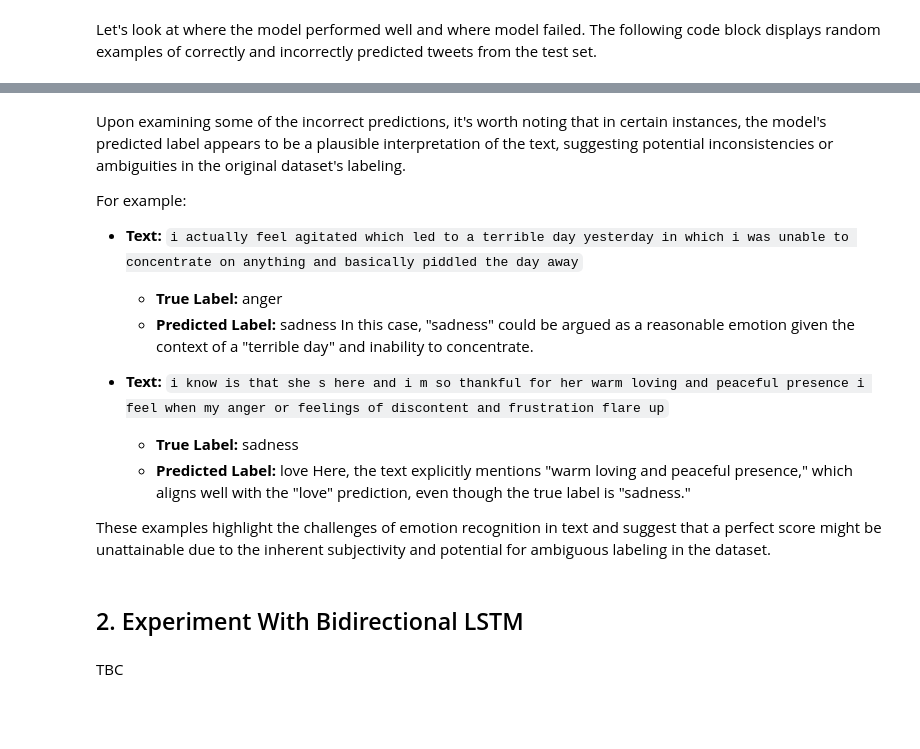
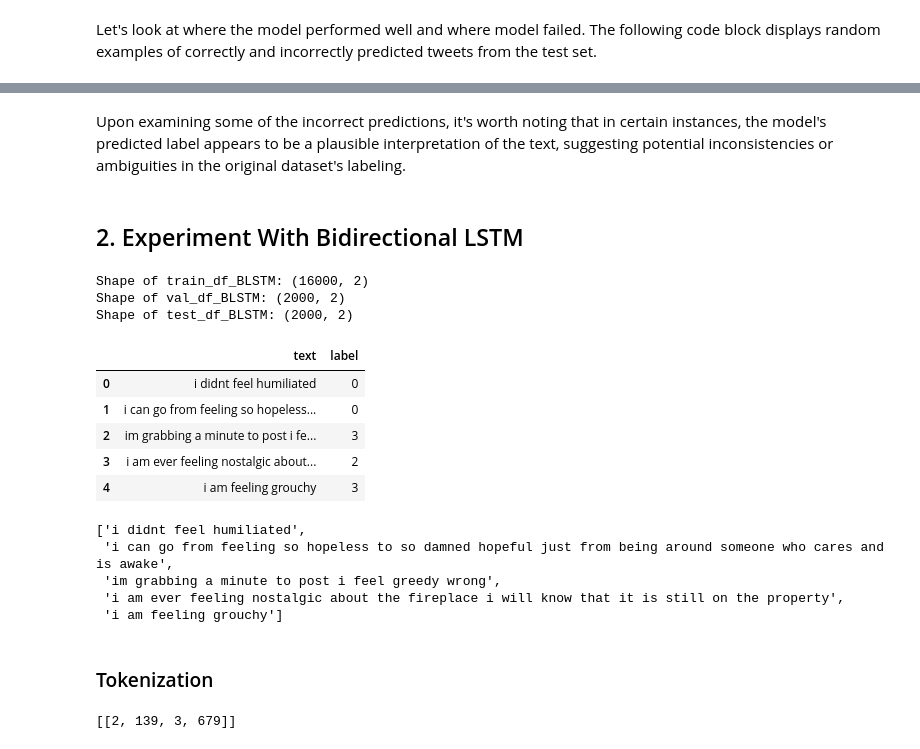
Before and after one commit to AshiniR/Tweet-Emotion-Recognition, a Jupyter notebook: notebook/Tweet_Emotion_Recognition.ipynb, the cells around one changed output, grey strips where cells are left out. Saved outputs shown, nothing was run; the diff lists cells and outputs as text; code cells hidden in the pictures; blank space fills up the shorter version.

```diff
--- a/notebook/Tweet_Emotion_Recognition.ipynb
+++ b/notebook/Tweet_Emotion_Recognition.ipynb
@@ -150 +158,4 @@ test_tweets[1], test_labels[1]
+# %%
+# Map label ID to label name
+label_names = dataset["train"].features["label"].names
 # %%
@@ -161,7 +172,7 @@ Label 5: surprise
 ## Visualize Data
 # %%
 # Map label ID to label name in train_df
-train_df['label_names'] = train_df['label'].map(lambda x: train_label_names[x])
+train_df['label_names'] = train_df['label'].map(lambda x: label_names[x])
 
 sns.countplot(x='label_names', data=train_df)
 plt.title('Emotion Distribution in Training Data')
@@ -425,20 +454,28 @@ Predicted Label: love
-# %% [markdown]
-Upon examining some of the incorrect predictions, it's worth noting that in certain instances, the model's predicted label appears to be a plausible interpretation of the text, suggesting potential inconsistencies or ambiguities in the original dataset's labeling.
-
-For example:
-
-*   **Text:** `i actually feel agitated which led to a terrible day yesterday in which i was unable to concentrate on anything and basically piddled the day away`
-    *   **True Label:** anger
-    *   **Predicted Label:** sadness
-    In this case, "sadness" could be argued as a reasonable emotion given the context of a "terrible day" and inability to concentrate.
-
-*   **Text:** `i know is that she s here and i m so thankful for her warm loving and peaceful presence i feel when my anger or feelings of discontent and frustration flare up`
-    *   **True Label:** sadness
-    *   **Predicted Label:** love
-    Here, the text explicitly mentions "warm loving and peaceful presence," which aligns well with the "love" prediction, even though the true label is "sadness."
-
-These examples highlight the challenges of emotion recognition in text and suggest that a perfect score might be unattainable due to the inherent subjectivity and potential for ambiguous labeling in the dataset.
+# %% [markdown]
+Upon examining some of the incorrect predictions, it's worth noting that in certain instances, the model's predicted label appears to be a plausible interpretation of the text, suggesting potential inconsistencies or ambiguities in the original dataset's labeling.
 # %% [markdown]
 ## 2. Experiment With Bidirectional LSTM
-# %% [markdown]
-TBC
+# %%
+train_df_BLSTM = train_df.copy()
+val_df_BLSTM = val_df.copy()
+test_df_BLSTM = test_df.copy()
+
+# Drop the label_names column
+train_df_BLSTM = train_df_BLSTM.drop('label_names', axis=1)
+
+print("Shape of train_df_BLSTM:", train_df_BLSTM.shape)
+print("Shape of val_df_BLSTM:", val_df_BLSTM.shape)
+print("Shape of test_df_BLSTM:", test_df_BLSTM.shape)
+# %% [output]
+Shape of train_df_BLSTM: (16000, 2)
+Shape of val_df_BLSTM: (2000, 2)
+Shape of test_df_BLSTM: (2000, 2)
+# %%
+train_df_BLSTM.head()
+# %% [output]
+|  | text | label |
+| 0 | i didnt feel humiliated | 0 |
+| 1 | i can go from feeling so hopeless... | 0 |
+| 2 | im grabbing a minute to post i fe... | 3 |
+| 3 | i am ever feeling nostalgic about... | 2 |
+| 4 | i am feeling grouchy | 3 |
@@ -444,0 +492,10 @@ TBC
+# %%
+tweets[:5]
+# %% [output]
+['i didnt feel humiliated',
+ 'i can go from feeling so hopeless to so damned hopeful just from being around someone who cares and is awake',
+ 'im grabbing a minute to post i feel greedy wrong',
+ 'i am ever feeling nostalgic about the fireplace i will know that it is still on the property',
+ 'i am feeling grouchy']
+# %% [markdown]
+### Tokenization
@@ -444,0 +506,4 @@ TBC
+# %%
+tokenizer_BLSTM.texts_to_sequences([tweets[0]])
+# %% [output]
+[[2, 139, 3, 679]]
```
Also changed, not shown: parts of 93 cells of this notebook.
